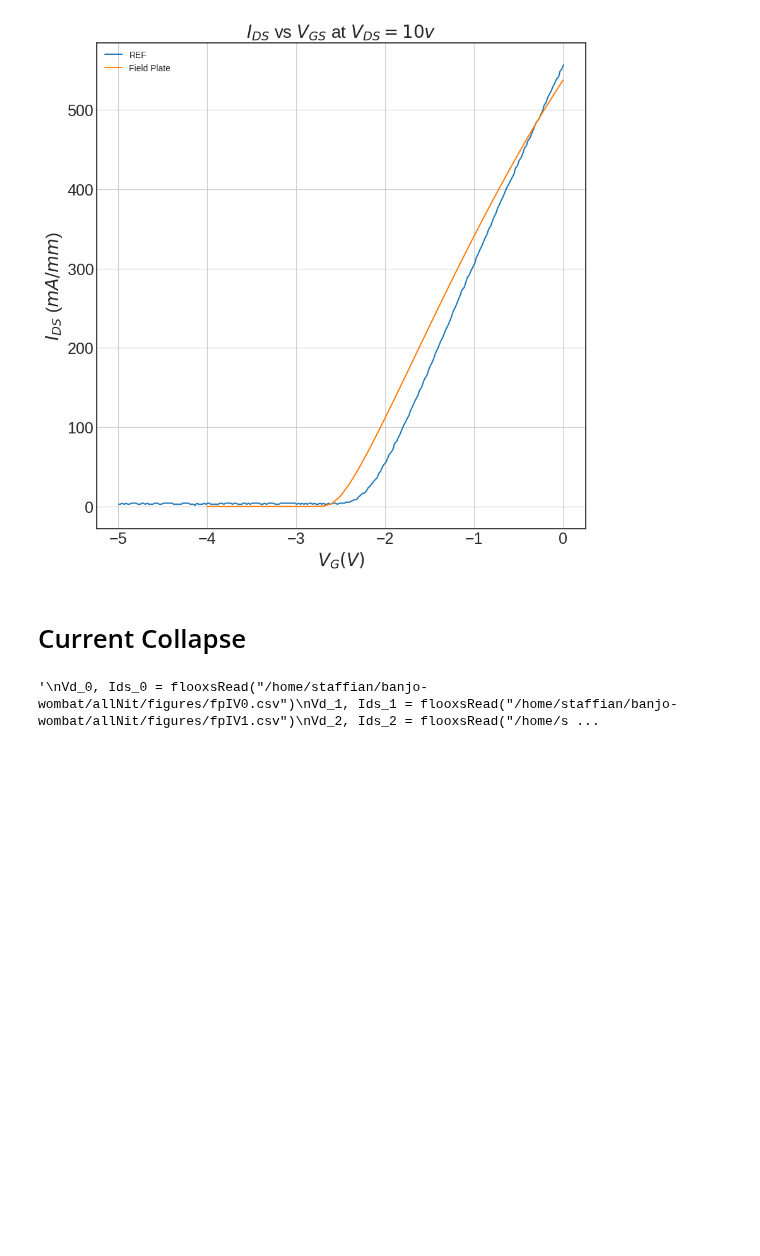
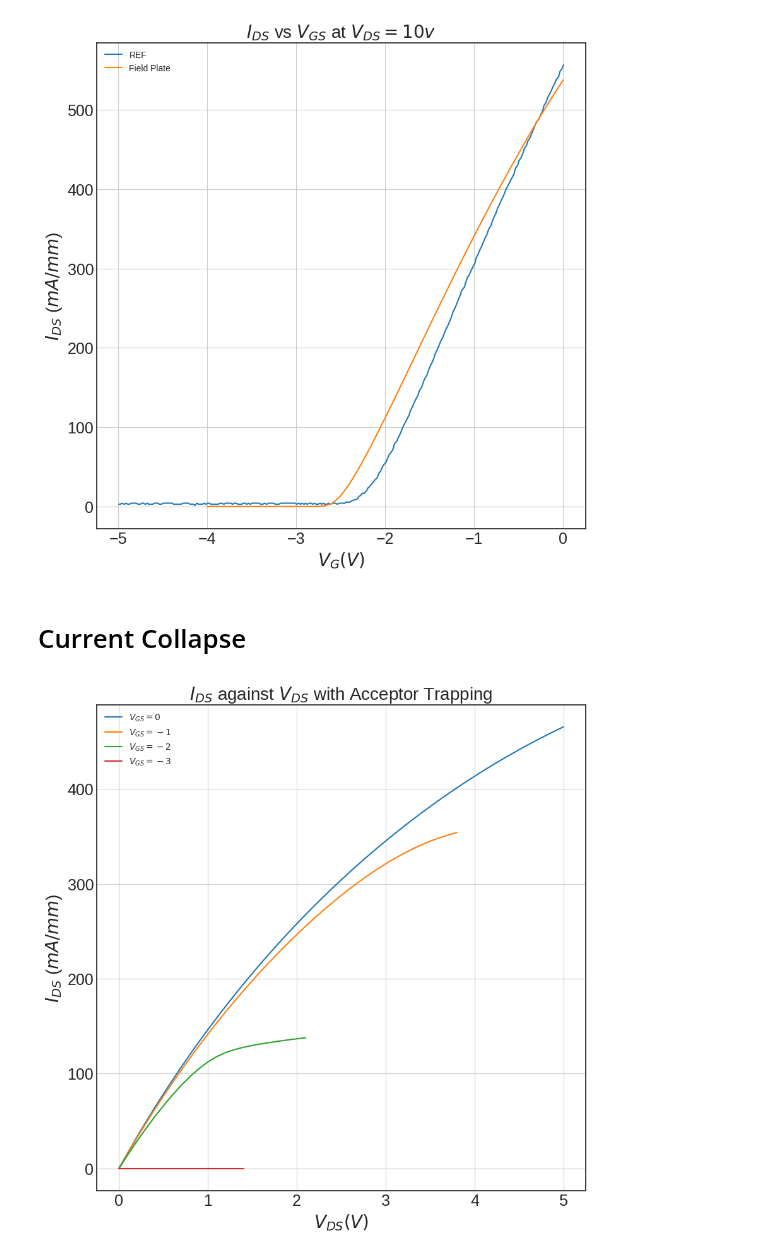
Before and after one commit to IanStafford/banjo-wombat, a Jupyter notebook: allNit/figures.ipynb, the cells around one changed output. Drawn from its saved outputs; the diff is of its cells as text; code cells hidden in the pictures; blank space fills up the shorter version.

```diff
--- a/allNit/figures.ipynb
+++ b/allNit/figures.ipynb
@@ -150,27 +151,26 @@ plt.show()
 # %% [markdown]
 # Current Collapse
 # %%
-'''
-Vd_0, Ids_0 = flooxsRead("/home/staffian/banjo-wombat/allNit/figures/fpIV0.csv")
-Vd_1, Ids_1 = flooxsRead("/home/staffian/banjo-wombat/allNit/figures/fpIV1.csv")
-Vd_2, Ids_2 = flooxsRead("/home/staffian/banjo-wombat/allNit/figures/fpIV2.csv")
-Vd_3, Ids_3 = flooxsRead("/home/staffian/banjo-wombat/allNit/figures/fpIV3.csv")
-Vd_4, Ids_4 = flooxsRead("/home/staffian/banjo-wombat/allNit/figures/fpIV4.csv")
+Vd_1, Ids_1 = flooxsRead("/home/staffian/banjo-wombat/allNit/figures/IVplus1.csv")
+Vd_2, Ids_2 = flooxsRead("/home/staffian/banjo-wombat/allNit/figures/IVplus2.csv")
+Vd_3, Ids_3 = flooxsRead("/home/staffian/banjo-wombat/allNit/figures/IVplus3.csv")
+Vd_0, Ids_0 = flooxsRead("/home/staffian/banjo-wombat/allNit/figures/IV0.csv")
+Vd_m1, Ids_m1 = flooxsRead("/home/staffian/banjo-wombat/allNit/figures/IVminus1.csv")
+Vd_m2, Ids_m2 = flooxsRead("/home/staffian/banjo-wombat/allNit/figures/IVminus2.csv")
+Vd_m3, Ids_m3 = flooxsRead("/home/staffian/banjo-wombat/allNit/figures/IVminus3.csv")
 plt.figure(figsize=[10,10]);
 plt.plot(Vd_0, Ids_0, label="$V_{GS}=0$");
-plt.plot(Vd_1, Ids_1, label="$V_{GS}=-1$");
-plt.plot(Vd_2, Ids_2, label="$V_{GS}=-2$");
-plt.plot(Vd_3, Ids_3, label="$V_{GS}=-3$");
-plt.plot(Vd_4, Ids_4, label="$V_{GS}=-4$");
+plt.plot(Vd_m1, Ids_m1, label="$V_{GS}=-1$");
+plt.plot(Vd_m2, Ids_m2, label="$V_{GS}=-2$");
+plt.plot(Vd_m3, Ids_m3, label="$V_{GS}=-3$");
 plt.title("$I_{DS}$ against $V_{DS}$ with Acceptor Trapping", fontsize=20);
 plt.xlabel("$V_{DS} (V)$", fontsize=20);
 plt.ylabel("$I_{DS}$ (${mA}/{mm}$)", fontsize=20);
 plt.xticks(fontsize = 18)
 plt.yticks(fontsize = 18)
 plt.grid(True);
 plt.legend();
 #plt.savefig("Vt.png", dpi=300, bbox_inches='tight')
 plt.show()
-'''
 # %% [output]
-'\nVd_0, Ids_0 = flooxsRead("/home/staffian/banjo-wombat/allNit/figures/fpIV0.csv")\nVd_1, Ids_1 = flooxsRead("/home/staffian/banjo-wombat/allNit/figures/fpIV1.csv")\nVd_2, Ids_2 = flooxsRead("/home/s ...
+[figure, added]
```
Also changed, not shown: parts of 2 cells of this notebook, 40 other files.
